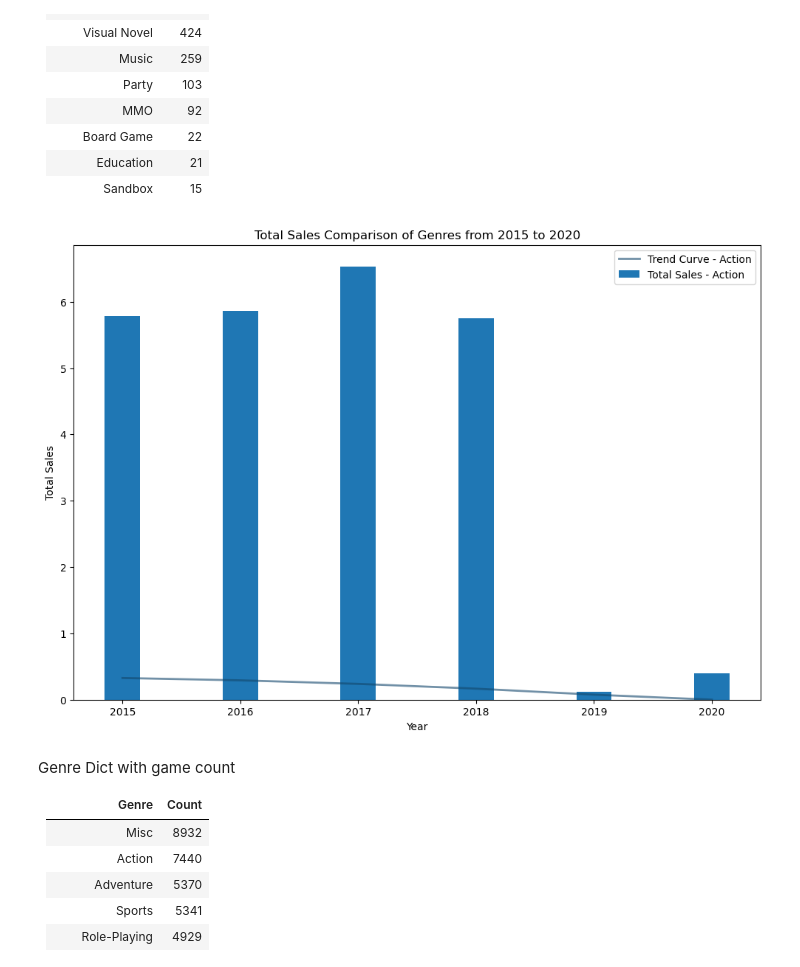
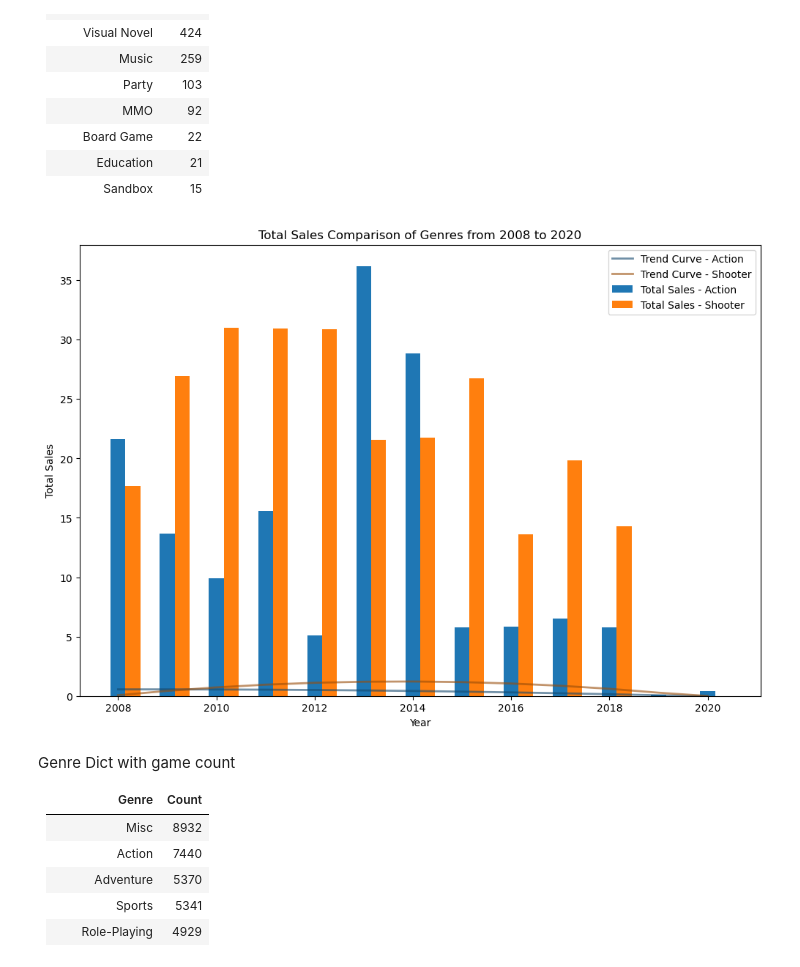
Before and after one commit to dmorton714/v_game, a Jupyter notebook: final.ipynb, the cells around one changed output. Cells and saved outputs as stored; diff of their text form; code cells hidden in the pictures.

```diff
--- a/final.ipynb
+++ b/final.ipynb
@@ -402,9 +402,9 @@ def graph_genre(date_range, *genres):
 
     plt.show()
 # %%
-graph_genre((2015,2020), 'Action')
+graph_genre((2008,2020), 'Action', 'Shooter')
 # %% [output]
-[figure, old version]
+[figure, new version]
 # %%
 def graph_genre_quarterly(date_range, *genres):
 
```
Also changed, not shown: parts of 1 cell of this notebook.
